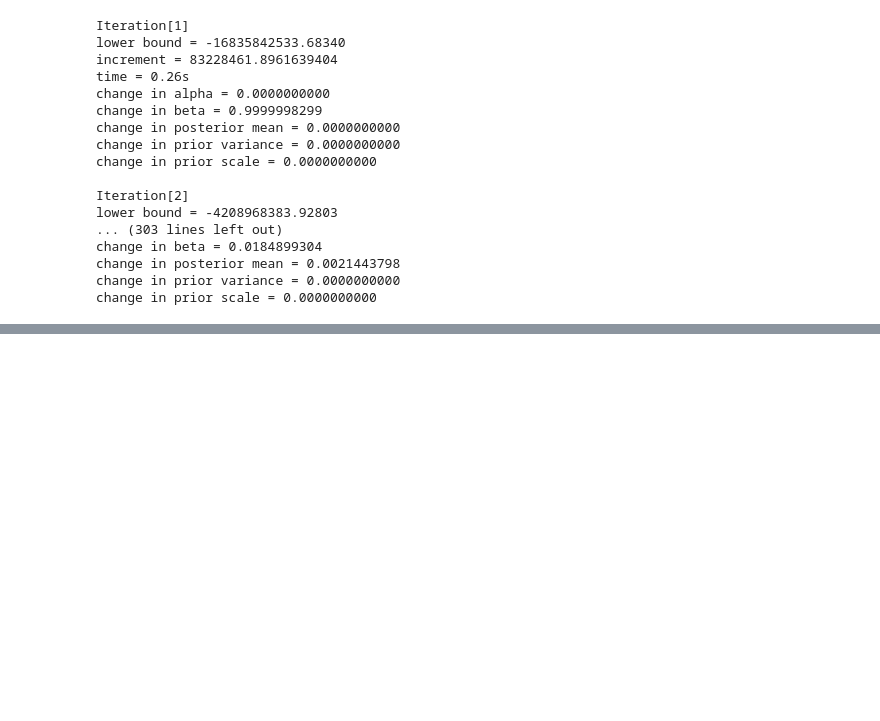
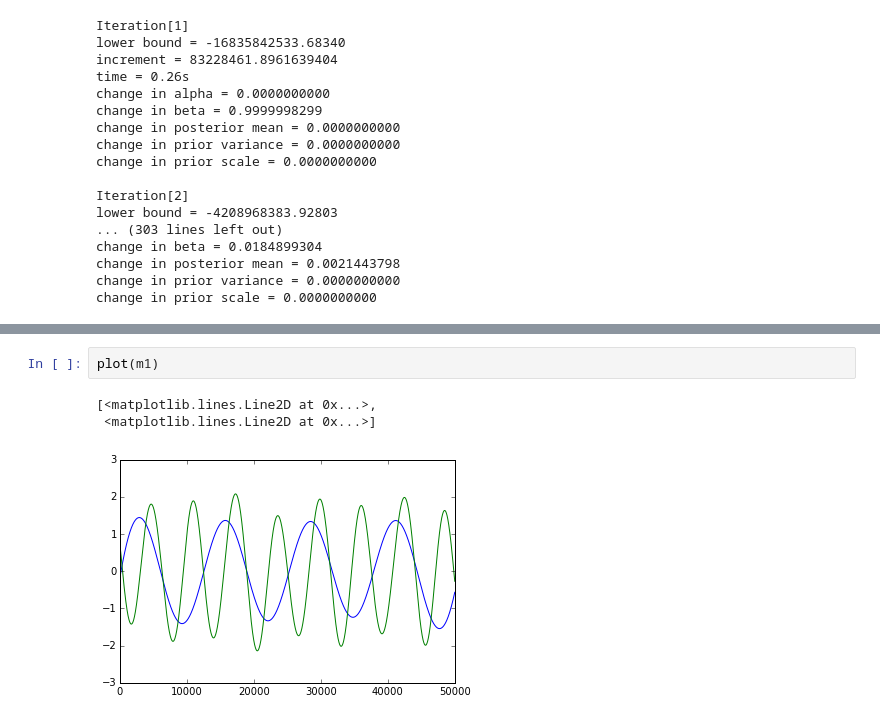
Before and after one commit to catniplab/vlgp, a Jupyter notebook: latent_only.ipynb, the cells around one changed output, grey strips where cells are left out. Drawn from its saved outputs; the diff is of its cells as text; blank space fills up the shorter version.

```diff
--- a/latent_only.ipynb
+++ b/latent_only.ipynb
@@ -150,0 +198,6 @@ np.finfo(float).eps
+# %%
+plot(m1)
+# %% [output]
+[<matplotlib.lines.Line2D at 0x...>,
+ <matplotlib.lines.Line2D at 0x...>]
+[figure, added]
```
Also changed, not shown: parts of 12 cells of this notebook, 2 other files.
